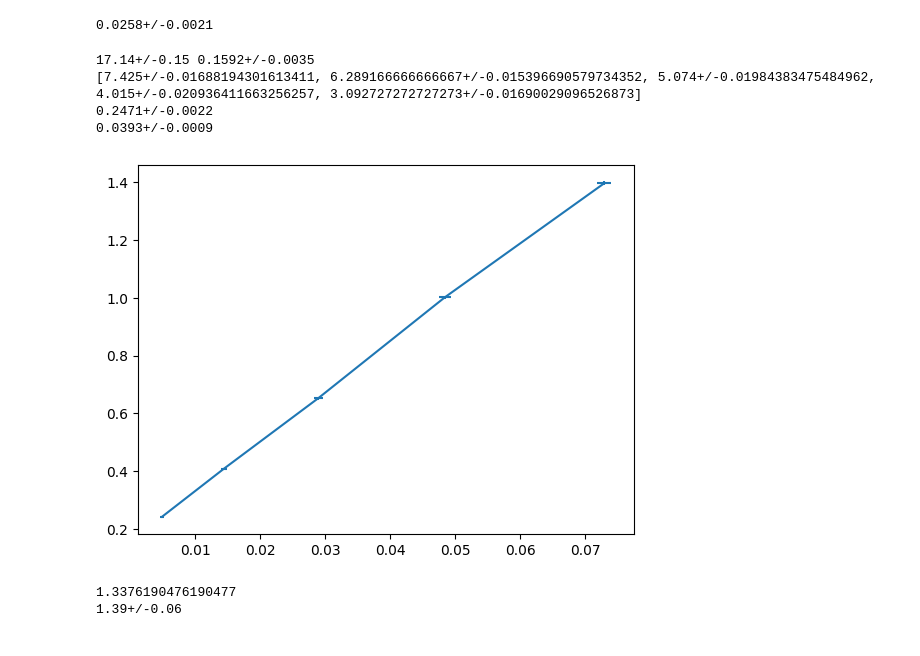
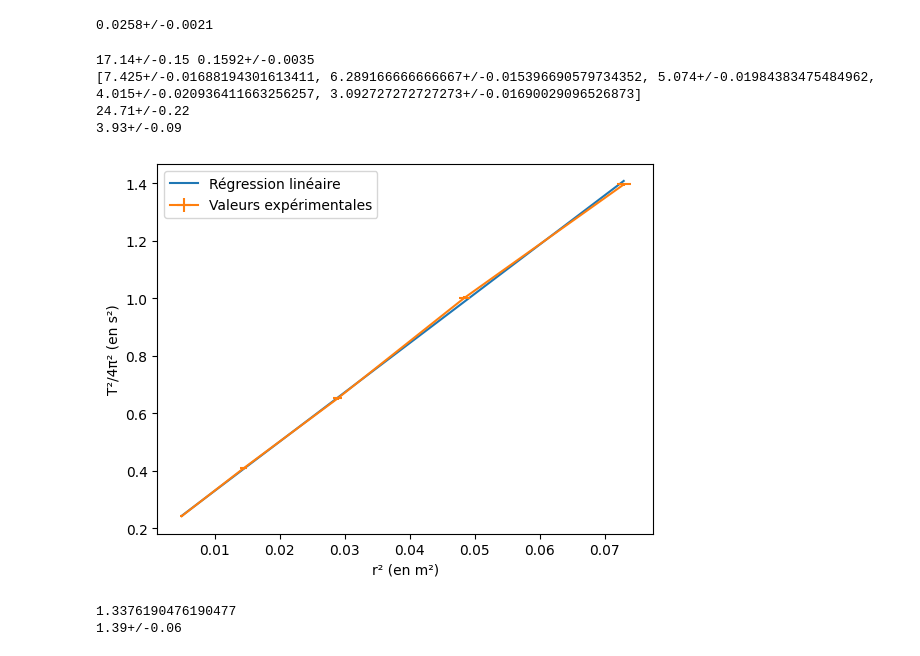
Before and after one commit to Duffy-y/TP-Saclay, a Jupyter notebook: Mecanique_3/main.ipynb, the cells around one changed output. Cells and saved outputs as stored; diff of their text form; code cells hidden in the pictures.

```diff
--- a/Mecanique_3/main.ipynb
+++ b/Mecanique_3/main.ipynb
@@ -33,39 +48,45 @@ print(D_mean)
 # %%
 m1=211.69 * 10**(-3)
 m2=211.96 * 10**(-3)
 T_27=np.array([7.47,7.44,7.47,7.47,7.41,7.50,7.34,7.37,7.37,7.41])
 T_22=np.array([6.25,6.34,6.31,6.25,6.28,6.40,6.19,6.32,6.31,6.29,6.28,6.25])
 T_17=np.array([5.03,5.06,5.06,5.06,5.07,5.09,5.15,5.15,4.94,5.13])
 T_12=np.array([4.13,3.97,4.00,4.07,4.10,4.00,4.03,3.94,3.94,3.97])
 T_7=np.array([3.06,3.09,2.97,3.07,3.12,3.16,3.12,3.09,3.10,3.06,3.18])
 
 all_T = [T_27, T_22, T_17, T_12, T_7]
 periode = []
 r = unumpy.uarray([27, 22, 17, 12, 7], std_devs=0.2) * 10**(-2)
 
 for T in all_T:
     mean = np.mean(T)
     N = len(T)
     error = np.sqrt(1/(N*(N-1)) * np.sum((T - mean)**2))
     periode.append(ufloat(mean, error))
 
 T = np.array(periode)
 
-ldd.plot_error(r**2, T**2/(4 * np.pi**2))
 (a,b) = ldd.odr_fit(ldd.linear_function, r**2, T**2/(4 * np.pi**2), p0=[20, 1])
+r_nul = np.array([7, 27]) * 10**(-2)
+plt.plot(r_nul**2, a.nominal_value * r_nul**2 + b.nominal_value, label="Régression linéaire")
+ldd.plot_error(r**2, T**2/(4 * np.pi**2), label="Valeurs expérimentales")
+plt.xlabel("r² (en m²)")
+plt.ylabel("T²/4π² (en s²)")
+plt.legend()
+
 
 print(a, b)
 D = (m1 + m2) / a
 print(periode)
-print(D)
+print(D*10**3)
 I_b=(m1+m2)*b/a
-print(I_b)
+print(I_b * 10**3)
 # %% [output]
 17.14+/-0.15 0.1592+/-0.0035
 [7.425+/-0.01688194301613411, 6.289166666666667+/-0.015396690579734352, 5.074+/-0.01984383475484962, 4.015+/-0.020936411663256257, 3.092727272727273+/-0.01690029096526873]
-0.2471+/-0.0022
-0.0393+/-0.0009
+24.71+/-0.22
+3.93+/-0.09
-[figure, old version]
+[figure, new version]
 # %%
 T_sphère=np.array([1.35,1.28,1.31,1.38,1.25,1.19,1.28,1.28,1.31,1.28,1.35,1.41,1.41,1.40,1.31,1.46,1.34,1.35,1.38,1.40,1.37])
 T_moyenne=np.mean(T_sphère)
```
Also changed, not shown: parts of 2 cells of this notebook, 3 other files.
